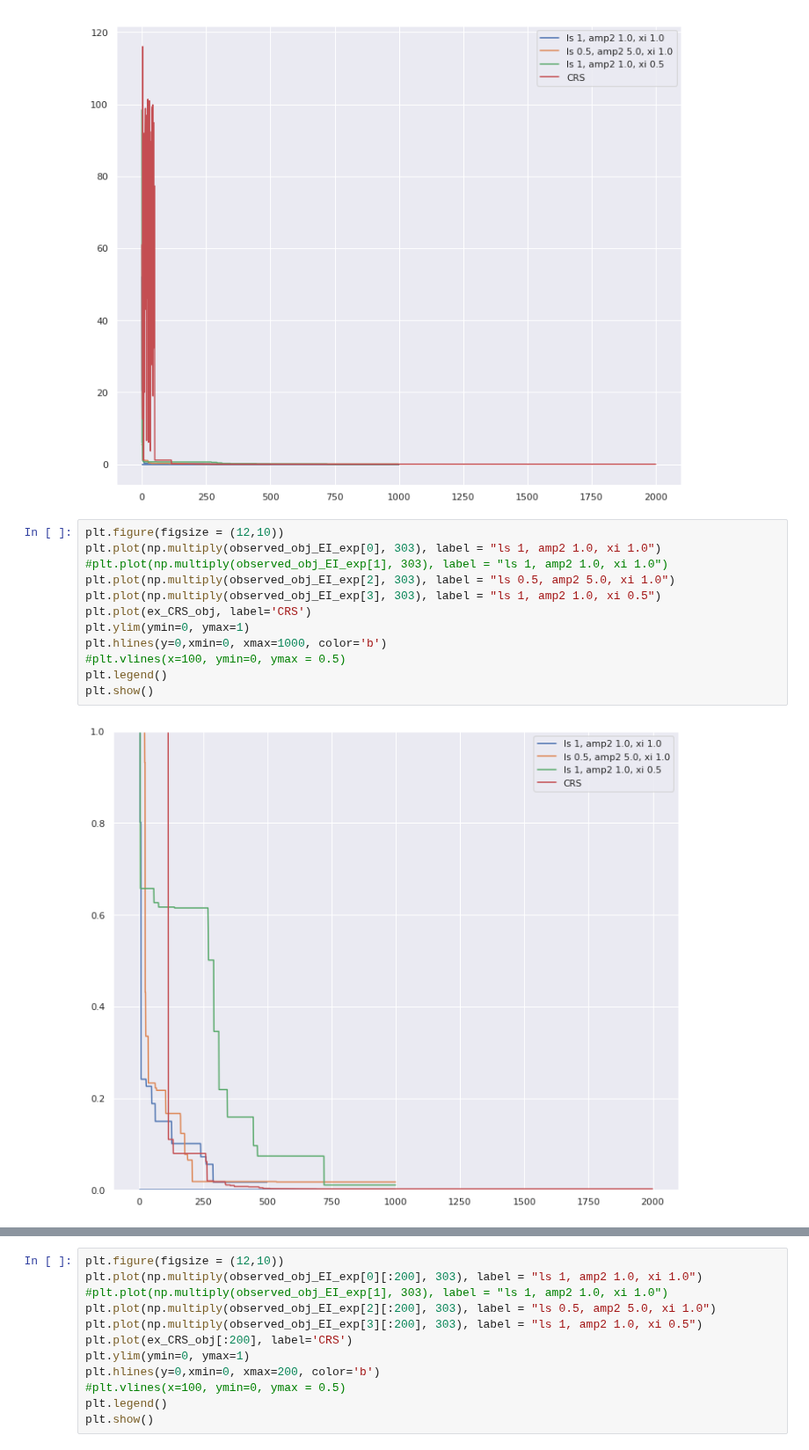
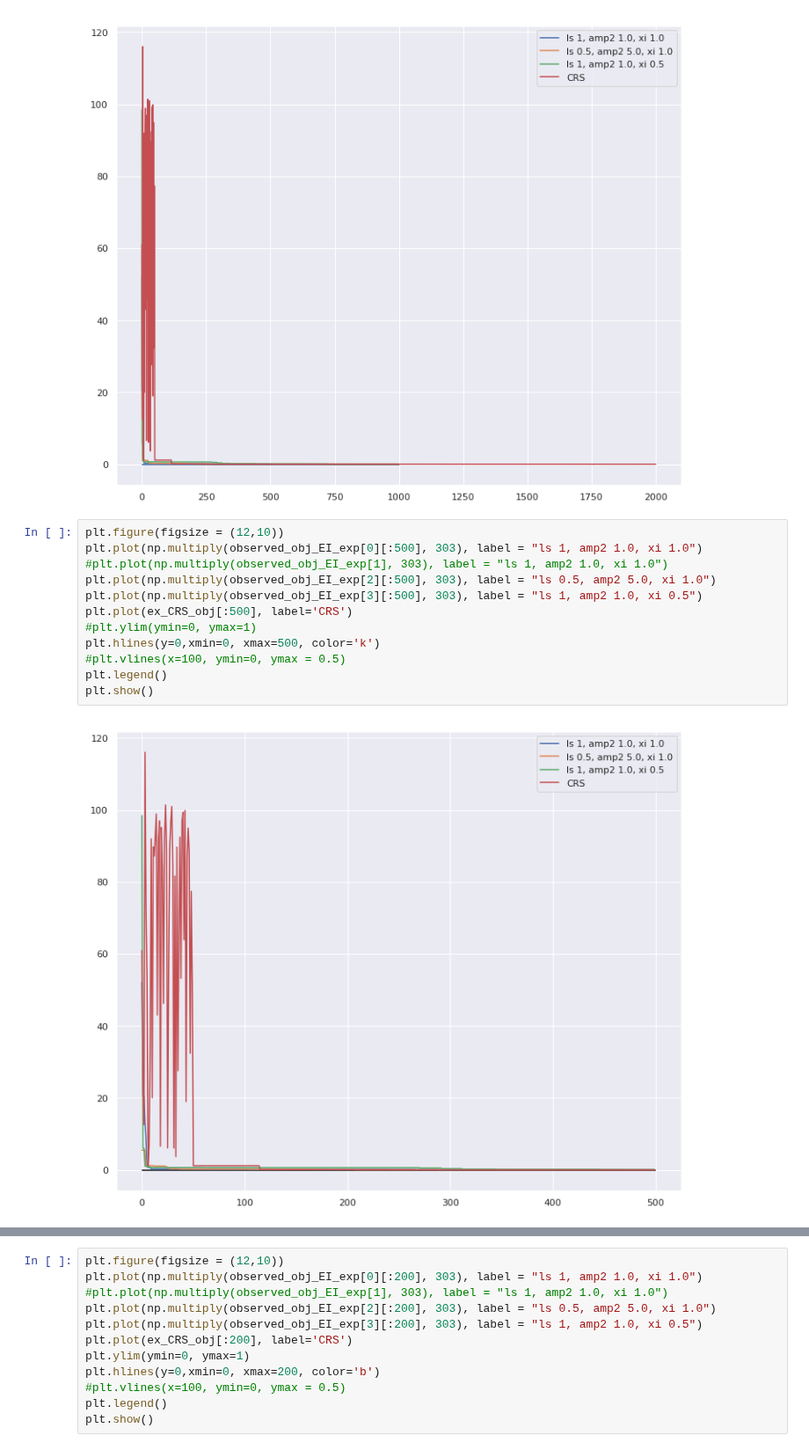
Before and after one commit to kkh8676/opt_functions, a Jupyter notebook: OCD/BO_OCD_case0_result.ipynb, the cells around one changed output, grey strips where cells are left out. Shown at 88% size. Cells and saved outputs as stored; diff of their text form.

```diff
--- a/OCD/BO_OCD_case0_result.ipynb
+++ b/OCD/BO_OCD_case0_result.ipynb
@@ -160,15 +160,15 @@ plt.show()
 [figure]
 # %%
 plt.figure(figsize = (12,10))
-plt.plot(np.multiply(observed_obj_EI_exp[0], 303), label = "ls 1, amp2 1.0, xi 1.0")
+plt.plot(np.multiply(observed_obj_EI_exp[0][:500], 303), label = "ls 1, amp2 1.0, xi 1.0")
 #plt.plot(np.multiply(observed_obj_EI_exp[1], 303), label = "ls 1, amp2 1.0, xi 1.0")
-plt.plot(np.multiply(observed_obj_EI_exp[2], 303), label = "ls 0.5, amp2 5.0, xi 1.0")
-plt.plot(np.multiply(observed_obj_EI_exp[3], 303), label = "ls 1, amp2 1.0, xi 0.5")
-plt.plot(ex_CRS_obj, label='CRS')
-plt.ylim(ymin=0, ymax=1)
-plt.hlines(y=0,xmin=0, xmax=1000, color='b')
+plt.plot(np.multiply(observed_obj_EI_exp[2][:500], 303), label = "ls 0.5, amp2 5.0, xi 1.0")
+plt.plot(np.multiply(observed_obj_EI_exp[3][:500], 303), label = "ls 1, amp2 1.0, xi 0.5")
+plt.plot(ex_CRS_obj[:500], label='CRS')
+#plt.ylim(ymin=0, ymax=1)
+plt.hlines(y=0,xmin=0, xmax=500, color='k')
 #plt.vlines(x=100, ymin=0, ymax = 0.5)
 plt.legend()
 plt.show()
 # %% [output]
-[figure, old version]
+[figure, new version]
```
Also changed, not shown: parts of 1 cell of this notebook.
